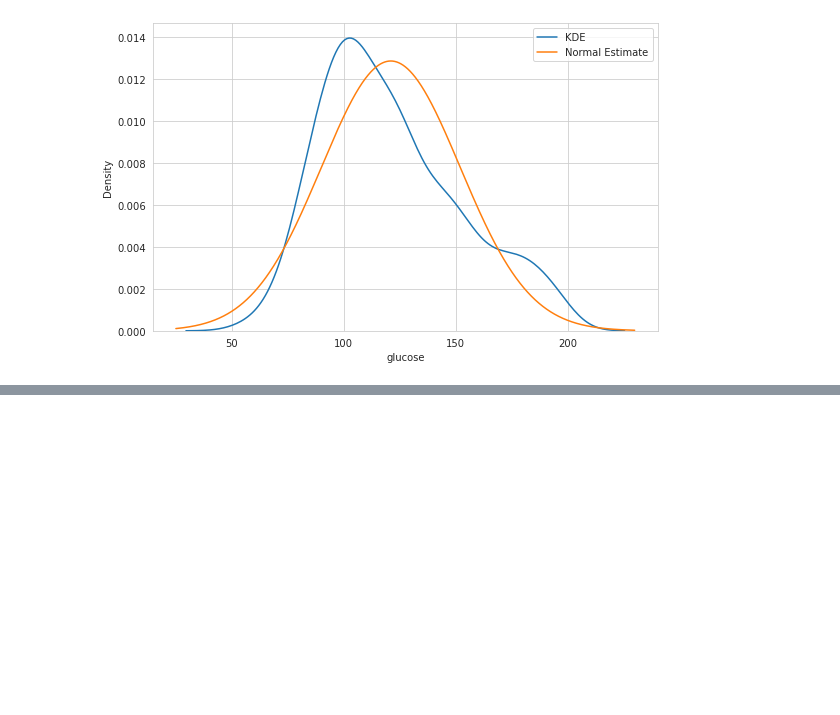
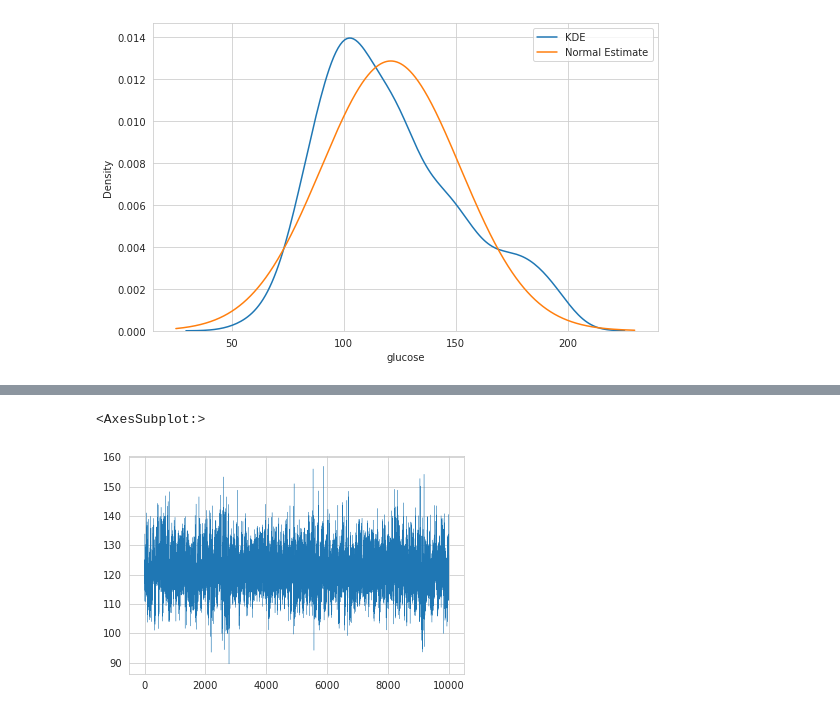
Before and after one commit to WHITSNAK/sta_602, a Jupyter notebook: hw8/hw8.ipynb, the cells around one changed output, grey strips where cells are left out. Cells and saved outputs as stored; diff of their text form; code cells hidden in the pictures; blank space fills up the shorter version.

```diff
--- a/hw8/hw8.ipynb
+++ b/hw8/hw8.ipynb
@@ -99,0 +106,5 @@ sns.kdeplot(S[2])
+# %%
+S['theta_1'].plot(linewidth=0.3)
+# %% [output]
+<AxesSubplot:>
+[figure, added]
```
Also changed, not shown: parts of 5 cells of this notebook.
